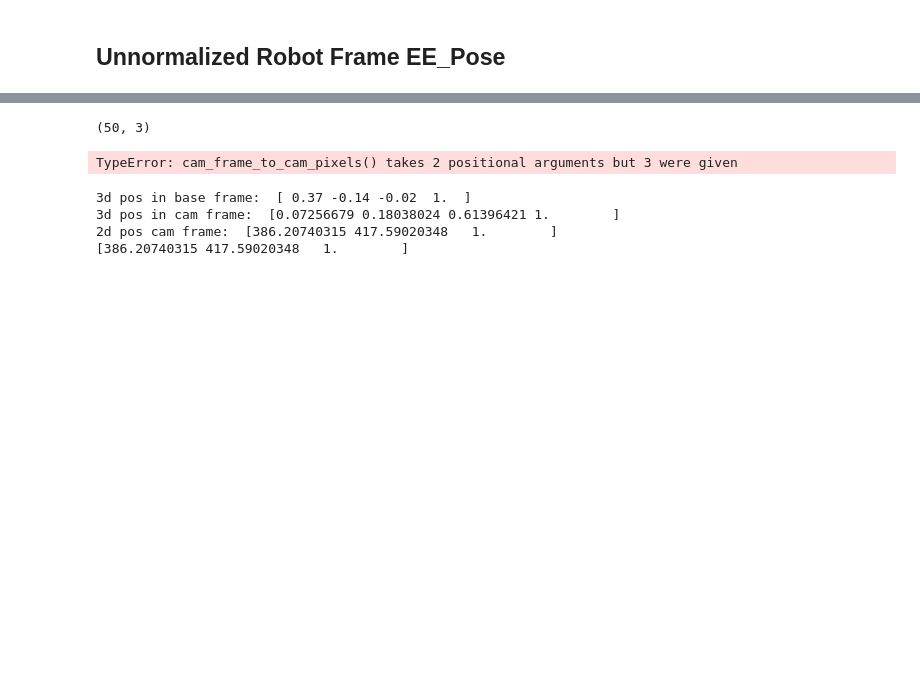
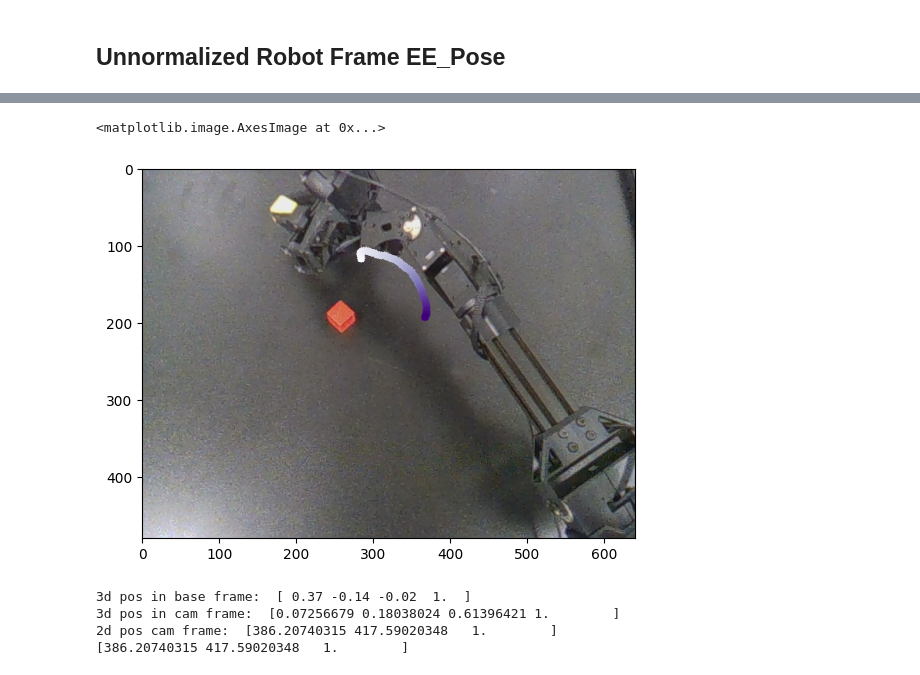
Before and after one commit to swati-gupta-tri-global/EgoMimic, a Jupyter notebook: mimicplay/scripts/aloha_process/VRV1.ipynb, the cells around one changed output, grey strips where cells are left out. Cells and saved outputs as stored; diff of their text form; code cells hidden in the pictures; blank space fills up the shorter version.

Commit message:
cast to uint8, new extrinsics, large april tag size

```diff
--- a/mimicplay/scripts/aloha_process/VRV1.ipynb
+++ b/mimicplay/scripts/aloha_process/VRV1.ipynb
@@ -43 +9,10 @@ Full Transform:  [[ 0.144 -0.598  0.789 -0.017]
+# %%
+T_cam_base = EXTRINSICS["humanoidJan19"]
+
+#Internal realsense numbers
+intrinsics = np.array([
+    [616.0, 0.0, 313.4, 0.0],
+    [0.0, 615.7, 236.7, 0.0],
+    [0.0, 0.0, 1.0, 0.0]
+])
 # %%
@@ -282,11 +244,10 @@ px val:  (150, 3)
 # %%
-T = 100
+T = 250
+# inverted robot: (x forward, y right, z down) right handed frame
 # point = demo["obs/ee_pose"][T][:3][None, :]
-points = demo["obs/ee_pose_unnorm"][T:T+50][:, :3]
-print(points.shape)
+points = demo["obs/ee_pose"][T:T+50][:, :3]
 px_val = ee_pose_to_cam_pixels(points, T_cam_base, intrinsics)
-print("px val: ", px_val.shape)
 plt.imshow(draw_dot_on_frame(demo["obs/front_img_1"][T], px_val, show=False))
 # %% [output]
-(50, 3)
+<matplotlib.image.AxesImage at 0x...>
-TypeError: cam_frame_to_cam_pixels() takes 2 positional arguments but 3 were given
+[figure, added]
```
Also changed, not shown: parts of 15 cells of this notebook, 3 other files.
